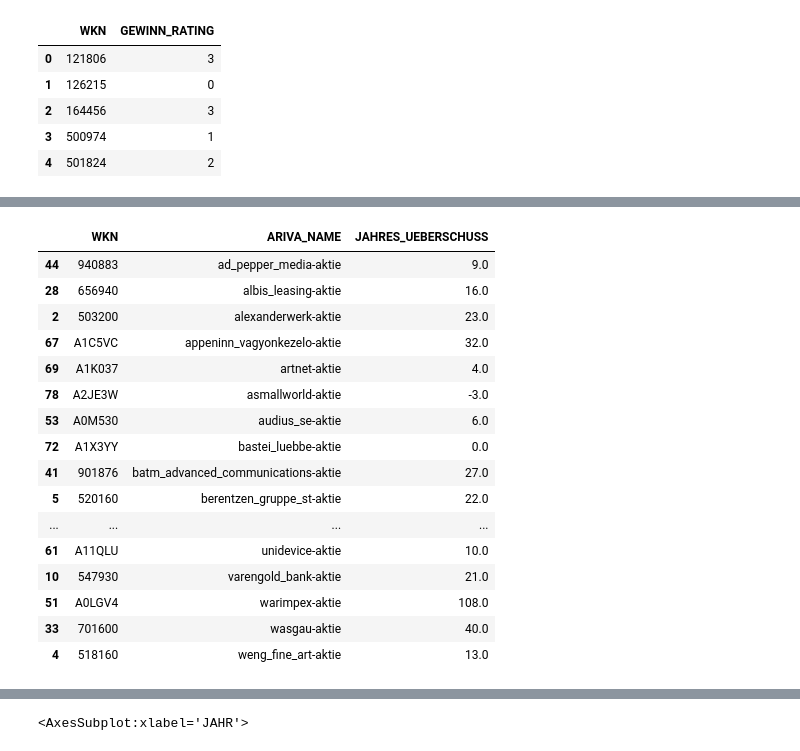
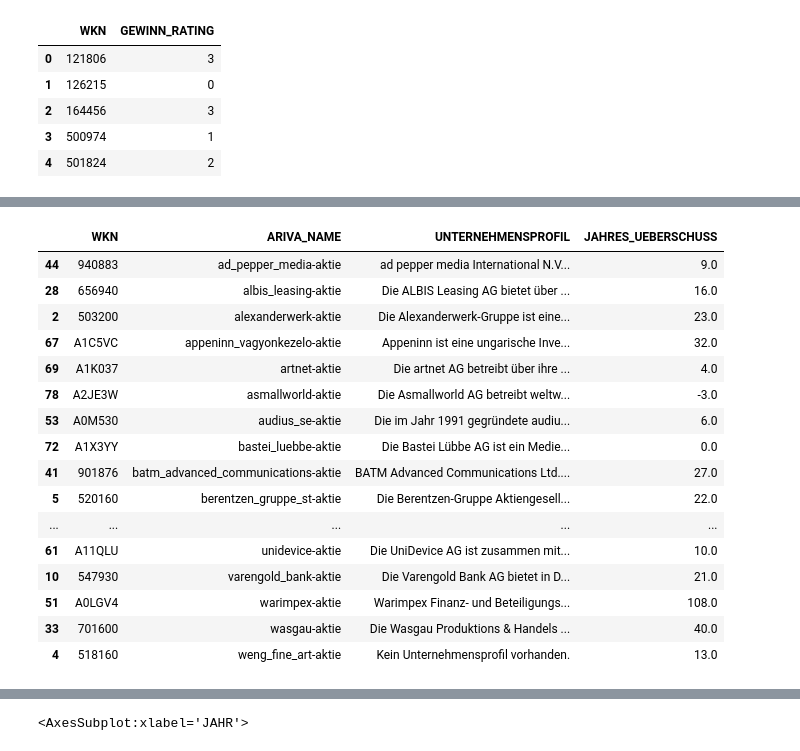
Before and after one commit to Wade-Sys/small_caps, a Jupyter notebook: main.ipynb, the cells around one changed output, grey strips where cells are left out. Cells and saved outputs as stored; diff of their text form; code cells hidden in the pictures.

```diff
--- a/main.ipynb
+++ b/main.ipynb
@@ -13,3 +13,4 @@ import matplotlib.pyplot as plt
 import small_caps as smca
 # %%
 pd.set_option('display.max_rows', 300)
+pd.set_option('max_colwidth', 100)
@@ -171,3 +169,6 @@ df_faknz_4.head(20)
 | 17 | A0DK5W | zwack_unicum-aktie | 2019 | 2.623 | 13,20 | 1 | 2 |
 | 18 | A0DK5W | zwack_unicum-aktie | 2020 | 1.696 | 19,40 | 0 | 2 |
 | 19 | A0DK5W | zwack_unicum-aktie | 2021 | 1.436 | 23 | 0 | 2 |
+# %%
+df_uprofil_raw = pd.read_csv('unternehmensprofile.csv',header=0, delimiter=';',decimal=',')
+df_uprofil_raw.head(10)
@@ -173,0 +187,4 @@ df_faknz_4.head(20)
+# %%
+df_uprofil_1 = df_uprofil_raw.copy()
+df_uprofil_2 = df_uprofil_1[['WKN','UNTERNEHMENSPROFIL']].copy()
+df_uprofil_2.head()
@@ -173,0 +198,3 @@ df_faknz_4.head(20)
+# %%
+df_faknz_5 = df_faknz_4.merge(df_uprofil_2, how='inner', on=['WKN'])
+df_faknz_5.head()
@@ -174,21 +208,21 @@ df_faknz_4.head(20)
 # %%
-df_faknz_4[df_faknz_4['GEWINN_RATING'] > 2].groupby(['WKN','ARIVA_NAME']).agg({'JAHRES_UEBERSCHUSS':'sum'}).reset_index().sort_values('ARIVA_NAME')
+df_faknz_5[df_faknz_5['GEWINN_RATING'] > 2].groupby(['WKN','ARIVA_NAME','UNTERNEHMENSPROFIL']).agg({'JAHRES_UEBERSCHUSS':'sum'}).reset_index().sort_values('ARIVA_NAME')
 # %% [output]
-|  | WKN | ARIVA_NAME | JAHRES_UEBERSCHUSS |
-| 44 | 940883 | ad_pepper_media-aktie | 9.0 |
-| 28 | 656940 | albis_leasing-aktie | 16.0 |
-| 2 | 503200 | alexanderwerk-aktie | 23.0 |
-| 67 | A1C5VC | appeninn_vagyonkezelo-aktie | 32.0 |
-| 69 | A1K037 | artnet-aktie | 4.0 |
-| 78 | A2JE3W | asmallworld-aktie | -3.0 |
-| 53 | A0M530 | audius_se-aktie | 6.0 |
-| 72 | A1X3YY | bastei_luebbe-aktie | 0.0 |
-| 41 | 901876 | batm_advanced_communications-aktie | 27.0 |
-| 5 | 520160 | berentzen_gruppe_st-aktie | 22.0 |
-| ... | ... | ... | ... |
-| 61 | A11QLU | unidevice-aktie | 10.0 |
-| 10 | 547930 | varengold_bank-aktie | 21.0 |
-| 51 | A0LGV4 | warimpex-aktie | 108.0 |
-| 33 | 701600 | wasgau-aktie | 40.0 |
-| 4 | 518160 | weng_fine_art-aktie | 13.0 |
+|  | WKN | ARIVA_NAME | UNTERNEHMENSPROFIL | JAHRES_UEBERSCHUSS |
+| 44 | 940883 | ad_pepper_media-aktie | ad pepper media International N.V... | 9.0 |
+| 28 | 656940 | albis_leasing-aktie | Die ALBIS Leasing AG bietet über ... | 16.0 |
+| 2 | 503200 | alexanderwerk-aktie | Die Alexanderwerk-Gruppe ist eine... | 23.0 |
+| 67 | A1C5VC | appeninn_vagyonkezelo-aktie | Appeninn ist eine ungarische Inve... | 32.0 |
+| 69 | A1K037 | artnet-aktie | Die artnet AG betreibt über ihre ... | 4.0 |
+| 78 | A2JE3W | asmallworld-aktie | Die Asmallworld AG betreibt weltw... | -3.0 |
+| 53 | A0M530 | audius_se-aktie | Die im Jahr 1991 gegründete audiu... | 6.0 |
+| 72 | A1X3YY | bastei_luebbe-aktie | Die Bastei Lübbe AG ist ein Medie... | 0.0 |
+| 41 | 901876 | batm_advanced_communications-aktie | BATM Advanced Communications Ltd.... | 27.0 |
+| 5 | 520160 | berentzen_gruppe_st-aktie | Die Berentzen-Gruppe Aktiengesell... | 22.0 |
+| ... | ... | ... | ... | ... |
+| 61 | A11QLU | unidevice-aktie | Die UniDevice AG ist zusammen mit... | 10.0 |
+| 10 | 547930 | varengold_bank-aktie | Die Varengold Bank AG bietet in D... | 21.0 |
+| 51 | A0LGV4 | warimpex-aktie | Warimpex Finanz- und Beteiligungs... | 108.0 |
+| 33 | 701600 | wasgau-aktie | Die Wasgau Produktions & Handels ... | 40.0 |
+| 4 | 518160 | weng_fine_art-aktie | Kein Unternehmensprofil vorhanden. | 13.0 |
 # %%
```
Also changed, not shown: parts of 8 cells of this notebook, 3 other files.
